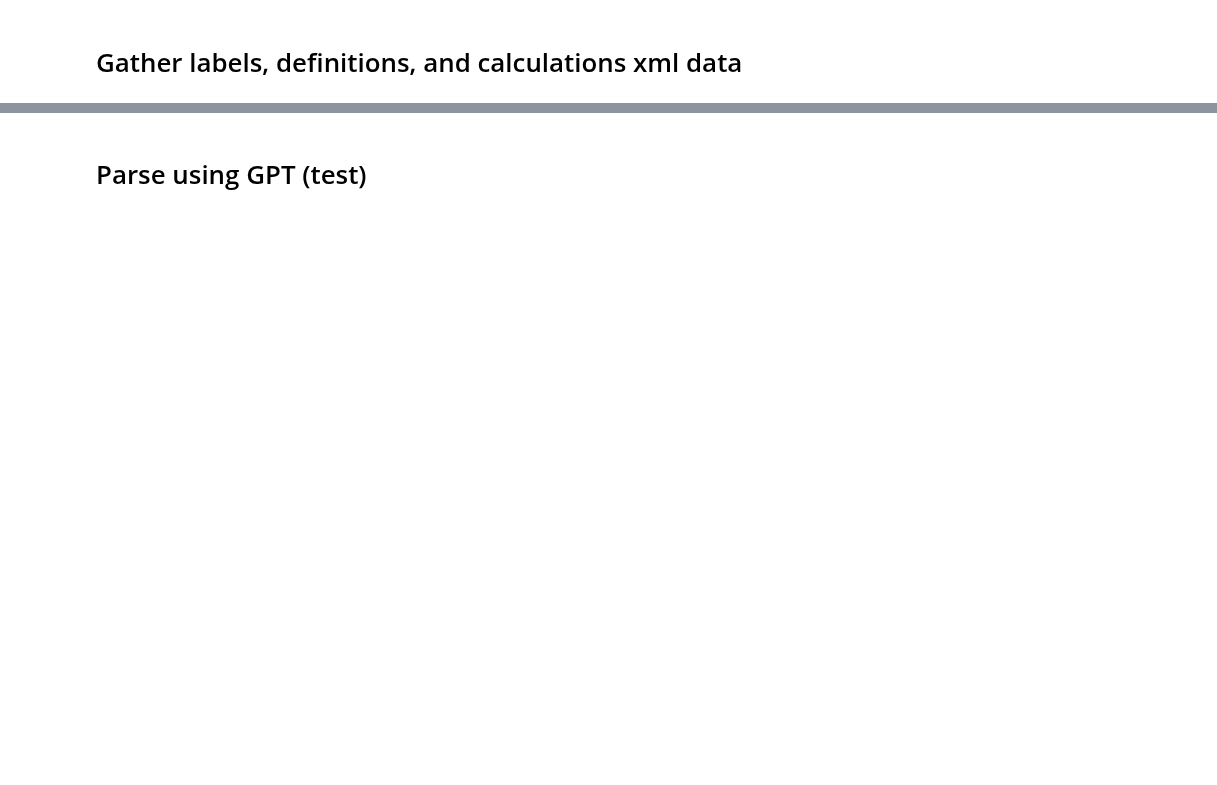
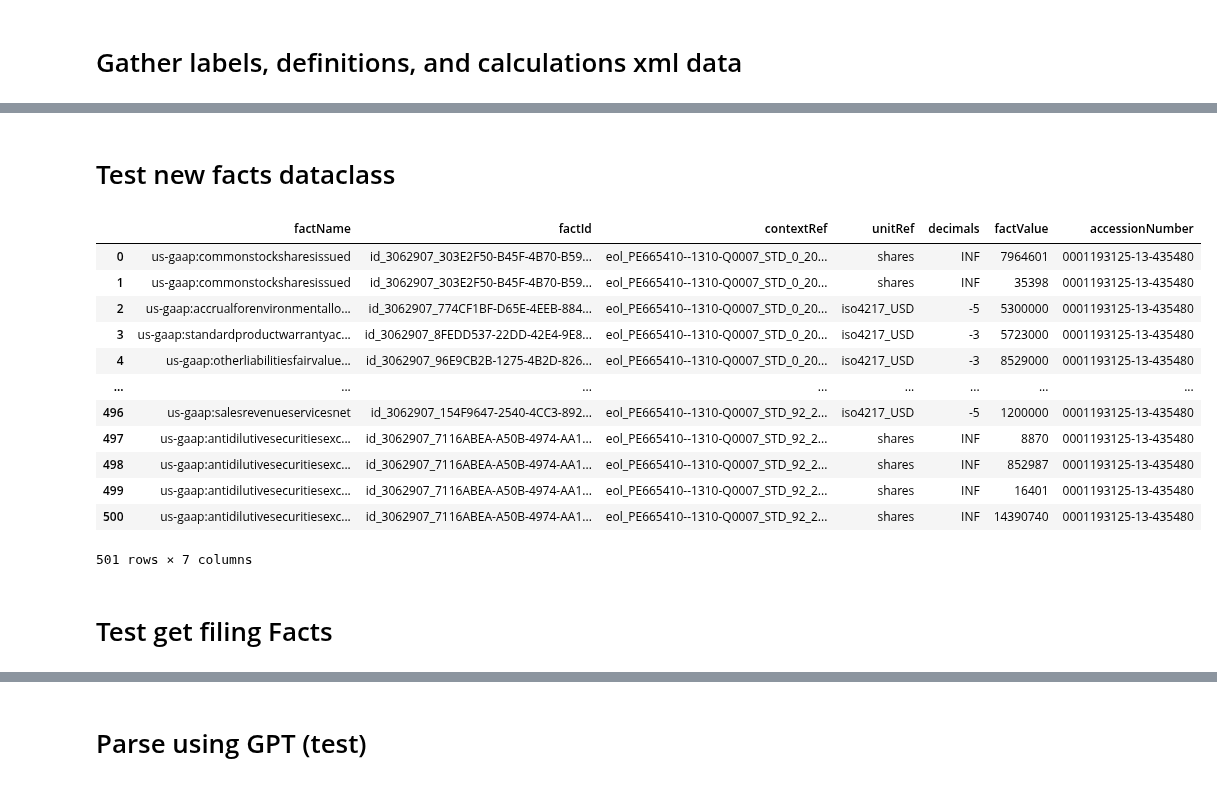
Before and after one commit to dizzydwarfus/finance-dashboard, a Jupyter notebook: utils/secscraper/sec_api_test.ipynb, the cells around one changed output, grey strips where cells are left out. Drawn from its saved outputs; the diff is of its cells as text; code cells hidden in the pictures; blank space fills up the shorter version.

```diff
--- a/utils/secscraper/sec_api_test.ipynb
+++ b/utils/secscraper/sec_api_test.ipynb
@@ -1365,0 +1602,28 @@ for tag in contexts:
+# %% [markdown]
+# Test new facts dataclass
+# %%
+all_facts = pd.DataFrame()
+facts_list = []
+facts = ticker.search_facts(soup=soup)
+for fact_tag in facts:
+    facts_list.append(Facts(fact_tag=fact_tag).to_dict())
+facts_df = pd.DataFrame(facts_list)
+facts_df['accessionNumber'] = accessionNumber
+all_facts = pd.concat([all_facts, facts_df], ignore_index=True)
+all_facts
+# %% [output]
+|  | factName | factId | contextRef | unitRef | decimals | factValue | accessionNumber |
+| 0 | us-gaap:commonstocksharesissued | id_3062907_303E2F50-B45F-4B70-B59... | eol_PE665410--1310-Q0007_STD_0_20... | shares | INF | 7964601 | 0001193125-13-435480 |
+| 1 | us-gaap:commonstocksharesissued | id_3062907_303E2F50-B45F-4B70-B59... | eol_PE665410--1310-Q0007_STD_0_20... | shares | INF | 35398 | 0001193125-13-435480 |
+| 2 | us-gaap:accrualforenvironmentallo... | id_3062907_774CF1BF-D65E-4EEB-884... | eol_PE665410--1310-Q0007_STD_0_20... | iso4217_USD | -5 | 5300000 | 0001193125-13-435480 |
+| 3 | us-gaap:standardproductwarrantyac... | id_3062907_8FEDD537-22DD-42E4-9E8... | eol_PE665410--1310-Q0007_STD_0_20... | iso4217_USD | -3 | 5723000 | 0001193125-13-435480 |
+| 4 | us-gaap:otherliabilitiesfairvalue... | id_3062907_96E9CB2B-1275-4B2D-826... | eol_PE665410--1310-Q0007_STD_0_20... | iso4217_USD | -3 | 8529000 | 0001193125-13-435480 |
+| ... | ... | ... | ... | ... | ... | ... | ... |
+| 496 | us-gaap:salesrevenueservicesnet | id_3062907_154F9647-2540-4CC3-892... | eol_PE665410--1310-Q0007_STD_92_2... | iso4217_USD | -5 | 1200000 | 0001193125-13-435480 |
+| 497 | us-gaap:antidilutivesecuritiesexc... | id_3062907_7116ABEA-A50B-4974-AA1... | eol_PE665410--1310-Q0007_STD_92_2... | shares | INF | 8870 | 0001193125-13-435480 |
+| 498 | us-gaap:antidilutivesecuritiesexc... | id_3062907_7116ABEA-A50B-4974-AA1... | eol_PE665410--1310-Q0007_STD_92_2... | shares | INF | 852987 | 0001193125-13-435480 |
+| 499 | us-gaap:antidilutivesecuritiesexc... | id_3062907_7116ABEA-A50B-4974-AA1... | eol_PE665410--1310-Q0007_STD_92_2... | shares | INF | 16401 | 0001193125-13-435480 |
+| 500 | us-gaap:antidilutivesecuritiesexc... | id_3062907_7116ABEA-A50B-4974-AA1... | eol_PE665410--1310-Q0007_STD_92_2... | shares | INF | 14390740 | 0001193125-13-435480 |
+501 rows × 7 columns
+# %% [markdown]
+# Test get filing Facts
```
Also changed, not shown: parts of 20 cells of this notebook, 5 other files.
